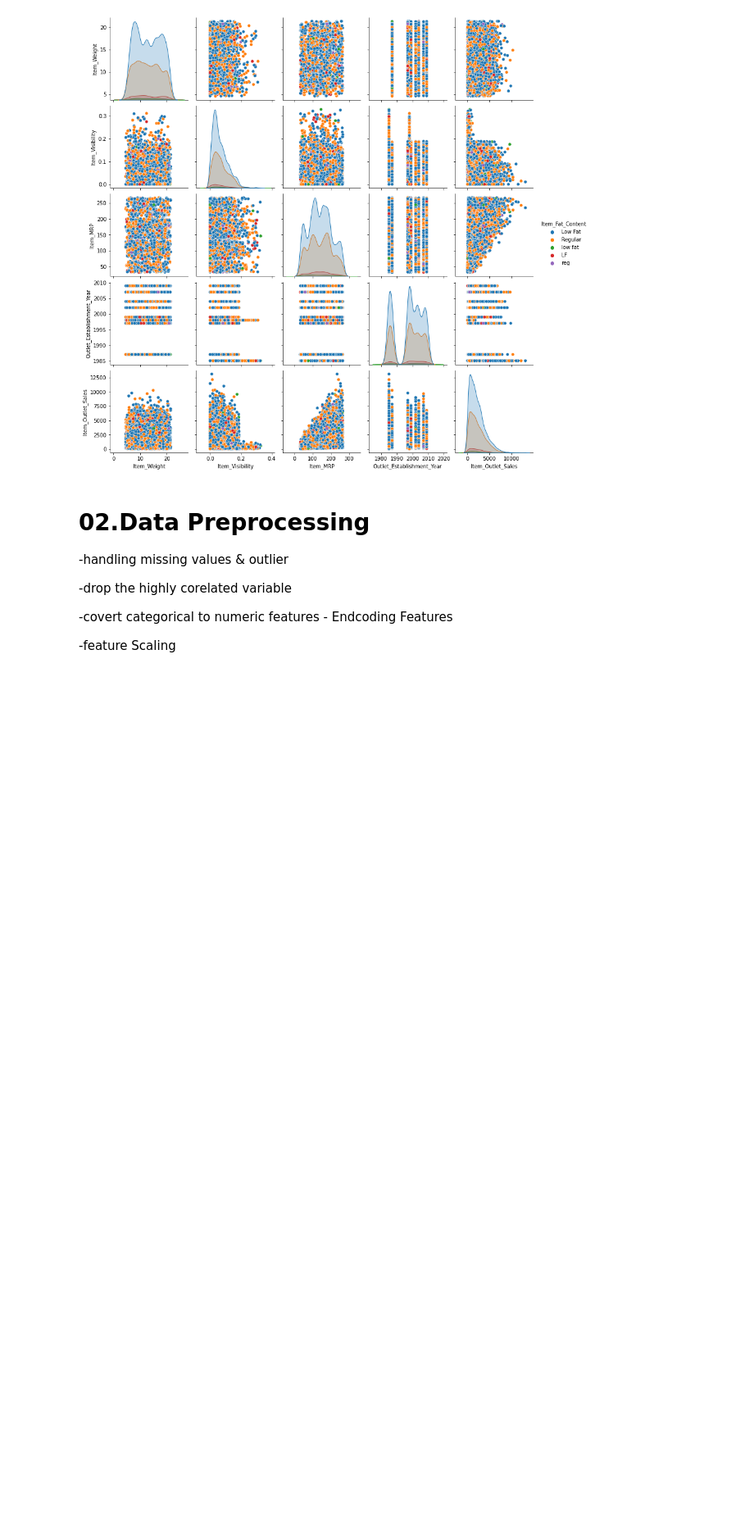
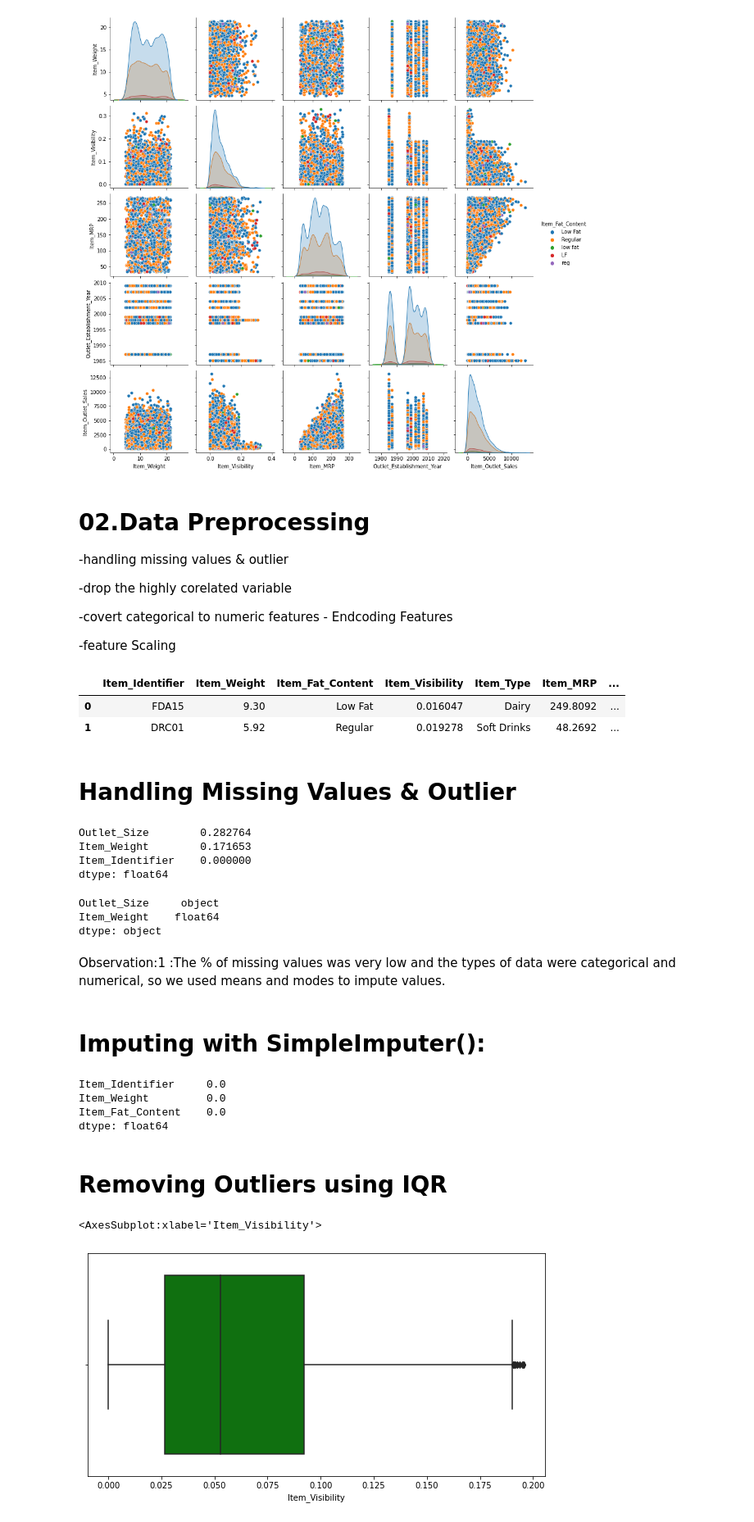
Before and after one commit to surajmesh/Machine_Learning_Project, a Jupyter notebook: Sales Pridication Big Mart/Sales Predication Big Mart.ipynb, the cells around one changed output. Shown at 82% size. Cells and saved outputs as stored; diff of their text form; code cells hidden in the pictures; blank space fills up the shorter version.

```diff
--- a/Sales Pridication Big Mart/Sales Predication Big Mart.ipynb
+++ b/Sales Pridication Big Mart/Sales Predication Big Mart.ipynb
@@ -420,3 +421,55 @@ sns.pairplot(train_df,diag_kind="kde",hue="Item_Fat_Content")
 -covert categorical to numeric features - Endcoding Features
 
 -feature Scaling
+# %%
+train_df.head(2)
+# %% [output]
+|  | Item_Identifier | Item_Weight | Item_Fat_Content | Item_Visibility | Item_Type | Item_MRP | ... |
+| 0 | FDA15 | 9.30 | Low Fat | 0.016047 | Dairy | 249.8092 | ... |
+| 1 | DRC01 | 5.92 | Regular | 0.019278 | Soft Drinks | 48.2692 | ... |
+# %% [markdown]
+# Handling Missing Values & Outlier
+# %%
+(train_df.isnull().sum().sort_values(ascending=False)/len(train_df)).head(3)
+# %% [output]
+Outlet_Size        0.282764
+Item_Weight        0.171653
+Item_Identifier    0.000000
+dtype: float64
+# %%
+train_df[["Outlet_Size","Item_Weight"]].dtypes
+# %% [output]
+Outlet_Size     object
+Item_Weight    float64
+dtype: object
+# %% [markdown]
+Observation:1 :The % of missing values was very low and the types of data were categorical and numerical, so we used means and modes to impute values.
+# %% [markdown]
+# Imputing with SimpleImputer():
+# %%
+outlet_size_2d = train_df['Outlet_Size'].values.reshape(-1, 1)
+
+imputer_outlet_size = SimpleImputer(missing_values=np.nan, strategy='most_frequent')
+imputer_outlet_size.fit(outlet_size_2d)
+train_df['Outlet_Size'] = imputer_outlet_size.fit_transform(outlet_size_2d)
+# %%
+item_weights_2d = train_df["Item_Weight"].values.reshape(-1,1)
+
+imputer_item_weights = SimpleImputer(missing_values=np.nan,strategy="mean")
+imputer_item_weights.fit(item_weights_2d)
+train_df["Item_Weight"] = imputer_item_weights.fit_transform(item_weights_2d)
+# %%
+(train_df.isnull().sum().sort_values(ascending=False)/len(train_df)).head(3)
+# %% [output]
+Item_Identifier     0.0
+Item_Weight         0.0
+Item_Fat_Content    0.0
+dtype: float64
+# %% [markdown]
+# Removing Outliers using IQR
+# %%
+plt.figure(figsize=[10,5])
+sns.boxplot(train_df["Item_Visibility"], color='g')
+# %% [output]
+<AxesSubplot:xlabel='Item_Visibility'>
+[figure, added]
```
Also changed, not shown: parts of 5 cells of this notebook, 40 other files.
